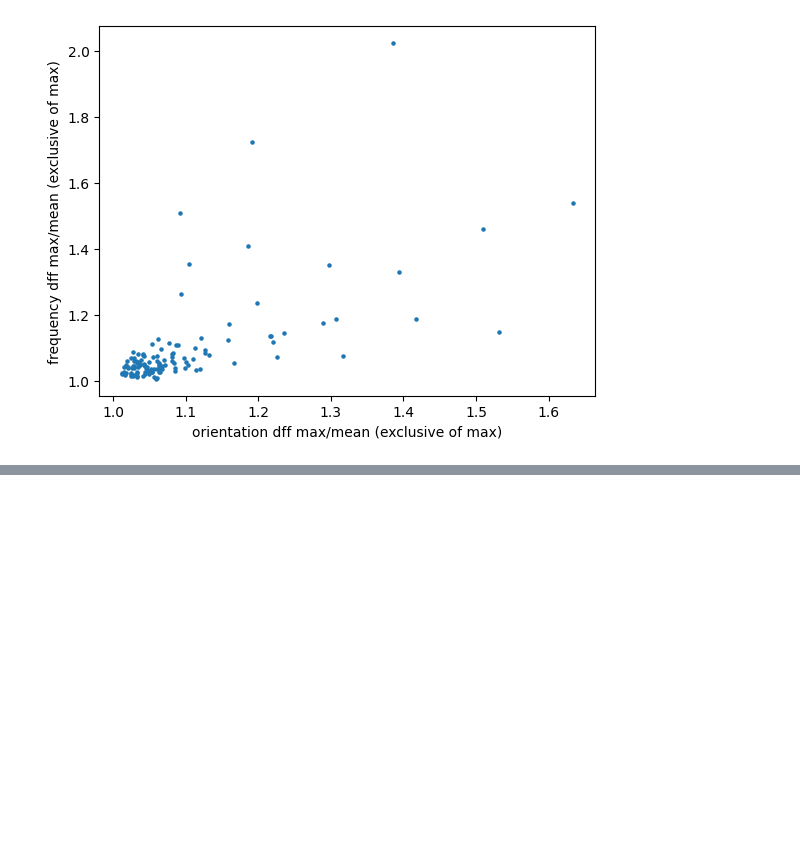
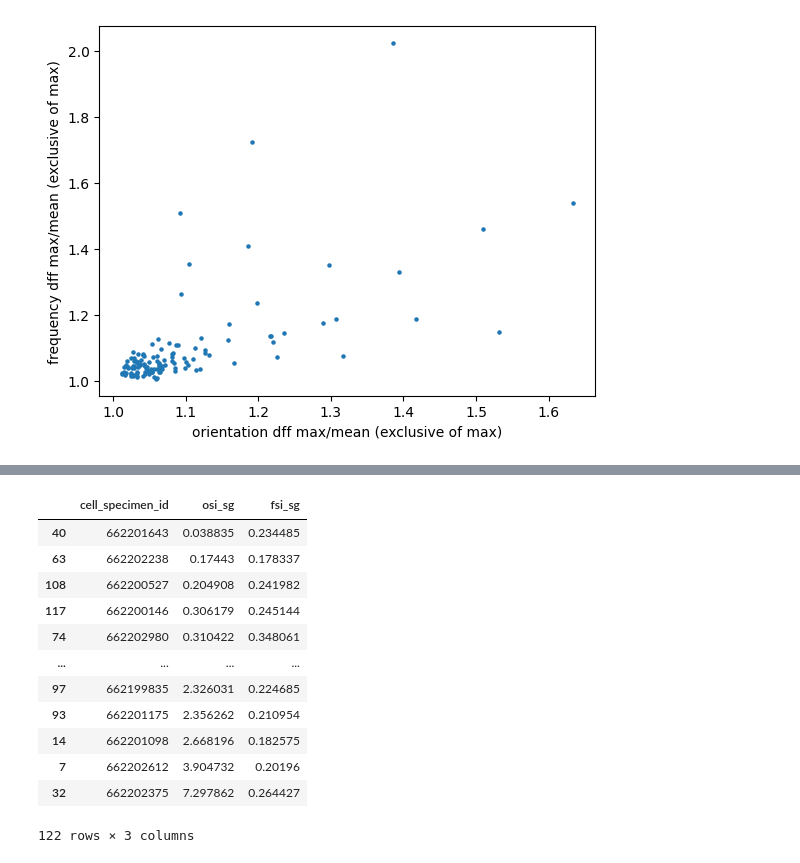
Before and after one commit to nyin01/natural-scene-tuning, a Jupyter notebook: scripts/two_photon.ipynb, the cells around one changed output, grey strips where cells are left out. Cells and saved outputs as stored; diff of their text form; code cells hidden in the pictures; blank space fills up the shorter version.

```diff
--- a/scripts/two_photon.ipynb
+++ b/scripts/two_photon.ipynb
@@ -767,0 +796,16 @@ Text(0, 0.5, 'frequency dff max/mean (exclusive of max)')
+# %%
+sorted_sdk_osi_df.sort_values(by='osi_sg')
+# %% [output]
+|  | cell_specimen_id | osi_sg | fsi_sg |
+| 40 | 662201643 | 0.038835 | 0.234485 |
+| 63 | 662202238 | 0.17443 | 0.178337 |
+| 108 | 662200527 | 0.204908 | 0.241982 |
+| 117 | 662200146 | 0.306179 | 0.245144 |
+| 74 | 662202980 | 0.310422 | 0.348061 |
+| ... | ... | ... | ... |
+| 97 | 662199835 | 2.326031 | 0.224685 |
+| 93 | 662201175 | 2.356262 | 0.210954 |
+| 14 | 662201098 | 2.668196 | 0.182575 |
+| 7 | 662202612 | 3.904732 | 0.20196 |
+| 32 | 662202375 | 7.297862 | 0.264427 |
+122 rows × 3 columns
```
Also changed, not shown: parts of 25 cells of this notebook.
